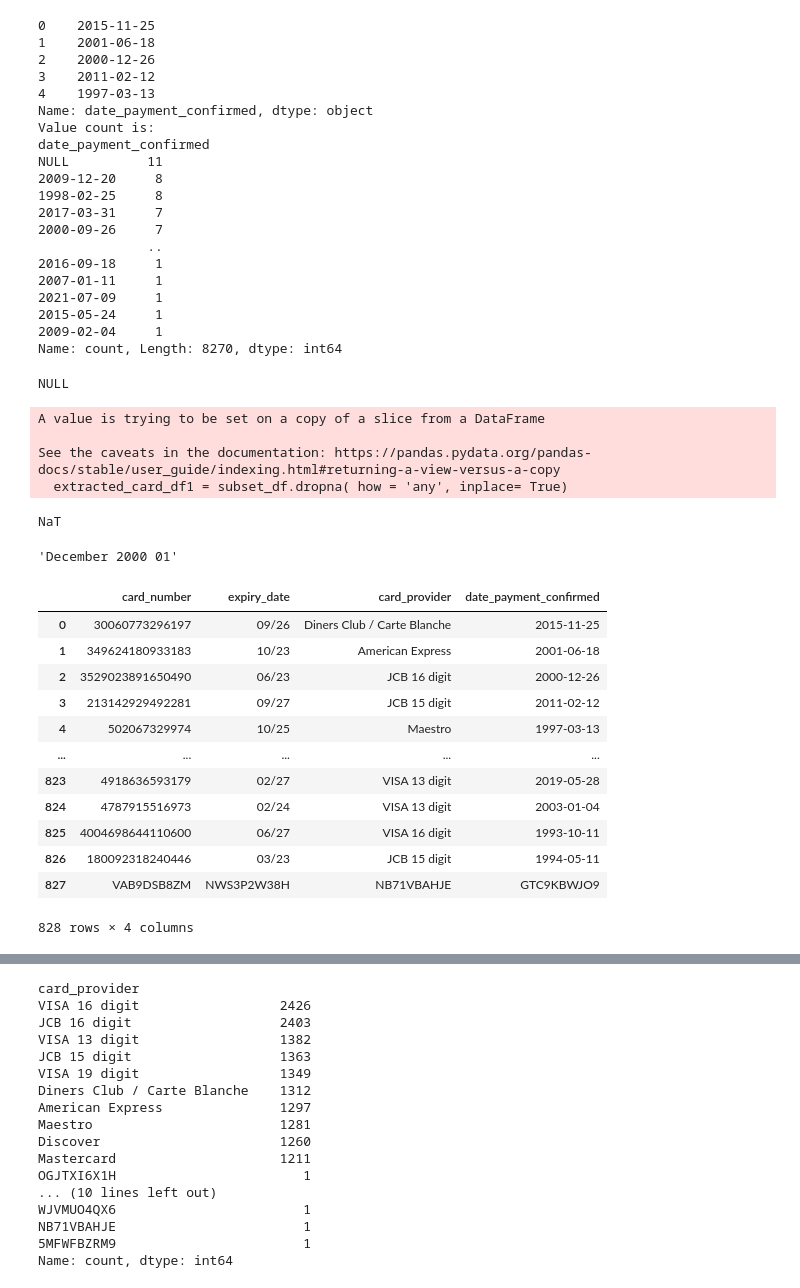
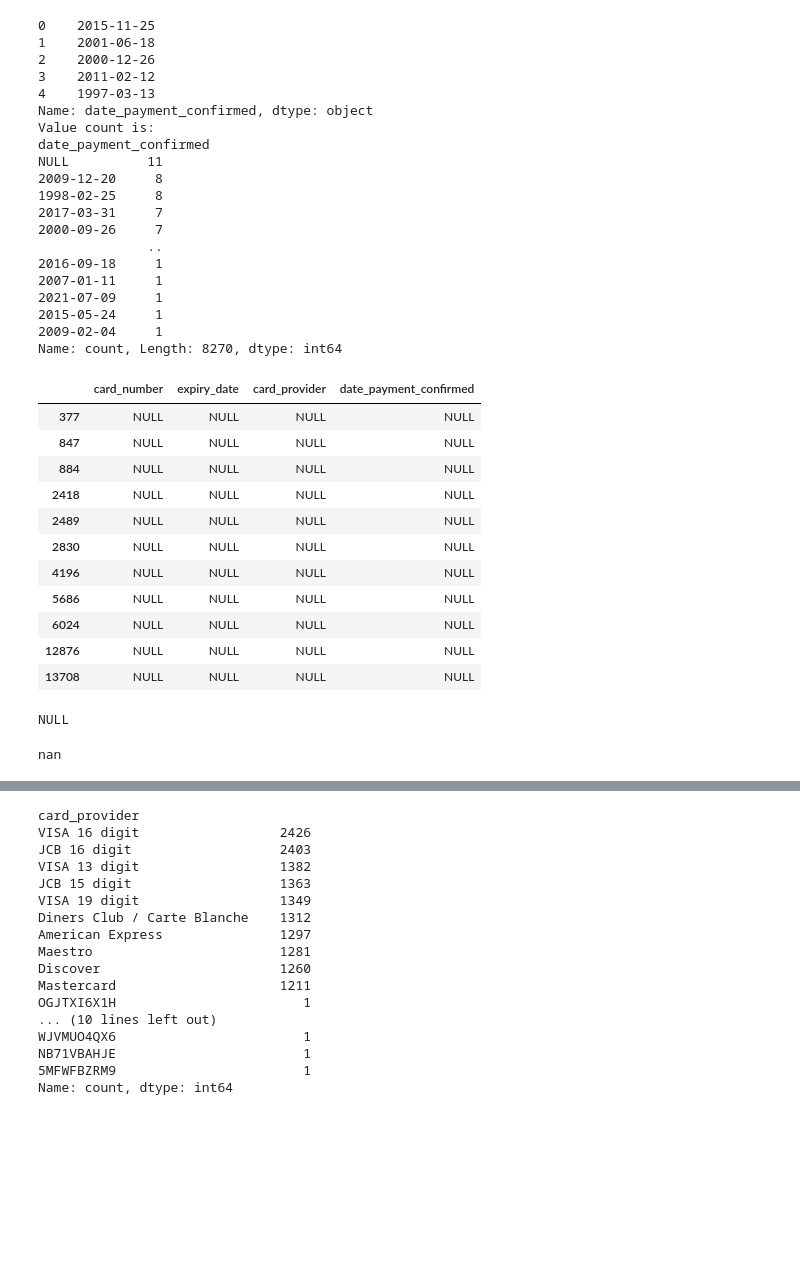
Before and after one commit to Imaduddin-Mohammed/multinational_retail_proj, a Jupyter notebook: example.ipynb, the cells around one changed output, grey strips where cells are left out. Cells and saved outputs as stored; diff of their text form; code cells hidden in the pictures; blank space fills up the shorter version.

```diff
--- a/example.ipynb
+++ b/example.ipynb
@@ -53,4 +50,23 @@ NULL          11
 2015-05-24     1
 2009-02-04     1
 Name: count, Length: 8270, dtype: int64
+# %%
+#we mask out these NULLS for the entire dataframe
+Nulls = ['NULL']
+mask = extracted_card_df.date_payment_confirmed.isin(Nulls)
+subset_df = extracted_card_df[mask]
+subset_df
+# %% [output]
+|  | card_number | expiry_date | card_provider | date_payment_confirmed |
+| 377 | NULL | NULL | NULL | NULL |
+| 847 | NULL | NULL | NULL | NULL |
+| 884 | NULL | NULL | NULL | NULL |
+| 2418 | NULL | NULL | NULL | NULL |
+| 2489 | NULL | NULL | NULL | NULL |
+| 2830 | NULL | NULL | NULL | NULL |
+| 4196 | NULL | NULL | NULL | NULL |
+| 5686 | NULL | NULL | NULL | NULL |
+| 6024 | NULL | NULL | NULL | NULL |
+| 12876 | NULL | NULL | NULL | NULL |
+| 13708 | NULL | NULL | NULL | NULL |
 # %%
@@ -61,42 +78,10 @@ print(extracted_card_df.date_payment_confirmed.iloc[377])
 # %% [output]
 NULL
-# %%
-cols = ['NULL']
-mask = extracted_card_df.date_payment_confirmed.isin(cols)
-subset_df = extracted_card_df[mask]
-extracted_card_df1 = subset_df.dropna( how = 'any', inplace= True)
-# %% [output]
-A value is trying to be set on a copy of a slice from a DataFrame
-
-See the caveats in the documentation: https://pandas.pydata.org/pandas-docs/stable/user_guide/indexing.html#returning-a-view-versus-a-copy
-  extracted_card_df1 = subset_df.dropna( how = 'any', inplace= True)
 # %%
-#we have to manually  handle these NULL values in each column
-extracted_card_df.date_payment_confirmed = extracted_card_df.date_payment_confirmed.replace('NULL', pd.NaT)
-extracted_card_df.expiry_date = extracted_card_df.expiry_date.replace('NULL', pd.NaT)
-extracted_card_df.card_provider = extracted_card_df.card_provider.replace('NULL', np.NaN)
-extracted_card_df.card_number = extracted_card_df.card_number.replace('NULL', np.NaN)
+#we have to manually handle these NULL values in the dataframe because they might be string or in a format pandas cannot recognise.
+extracted_card_df.replace('NULL', float("NaN"), inplace= True)
+extracted_card_df.replace('', float("NaN"), inplace= True)
+extracted_card_df.replace(' ', float("NaN"), inplace= True)
 print(extracted_card_df.date_payment_confirmed.iloc[377])
 # %% [output]
-NaT
+nan
-# %%
-extracted_card_df.date_payment_confirmed.iloc[6667]
-# %% [output]
-'December 2000 01'
-# %%
-#from this it is clear the entire row is gibberish, hence we need to filter it out by a column which has less types and delete the entire row
-extracted_card_df.head(828)
-# %% [output]
-|  | card_number | expiry_date | card_provider | date_payment_confirmed |
-| 0 | 30060773296197 | 09/26 | Diners Club / Carte Blanche | 2015-11-25 |
-| 1 | 349624180933183 | 10/23 | American Express | 2001-06-18 |
-| 2 | 3529023891650490 | 06/23 | JCB 16 digit | 2000-12-26 |
-| 3 | 213142929492281 | 09/27 | JCB 15 digit | 2011-02-12 |
-| 4 | 502067329974 | 10/25 | Maestro | 1997-03-13 |
-| ... | ... | ... | ... | ... |
-| 823 | 4918636593179 | 02/27 | VISA 13 digit | 2019-05-28 |
-| 824 | 4787915516973 | 02/24 | VISA 13 digit | 2003-01-04 |
-| 825 | 4004698644110600 | 06/27 | VISA 16 digit | 1993-10-11 |
-| 826 | 180092318240446 | 03/23 | JCB 15 digit | 1994-05-11 |
-| 827 | VAB9DSB8ZM | NWS3P2W38H | NB71VBAHJE | GTC9KBWJO9 |
-828 rows × 4 columns
```
Also changed, not shown: parts of 14 cells of this notebook.
